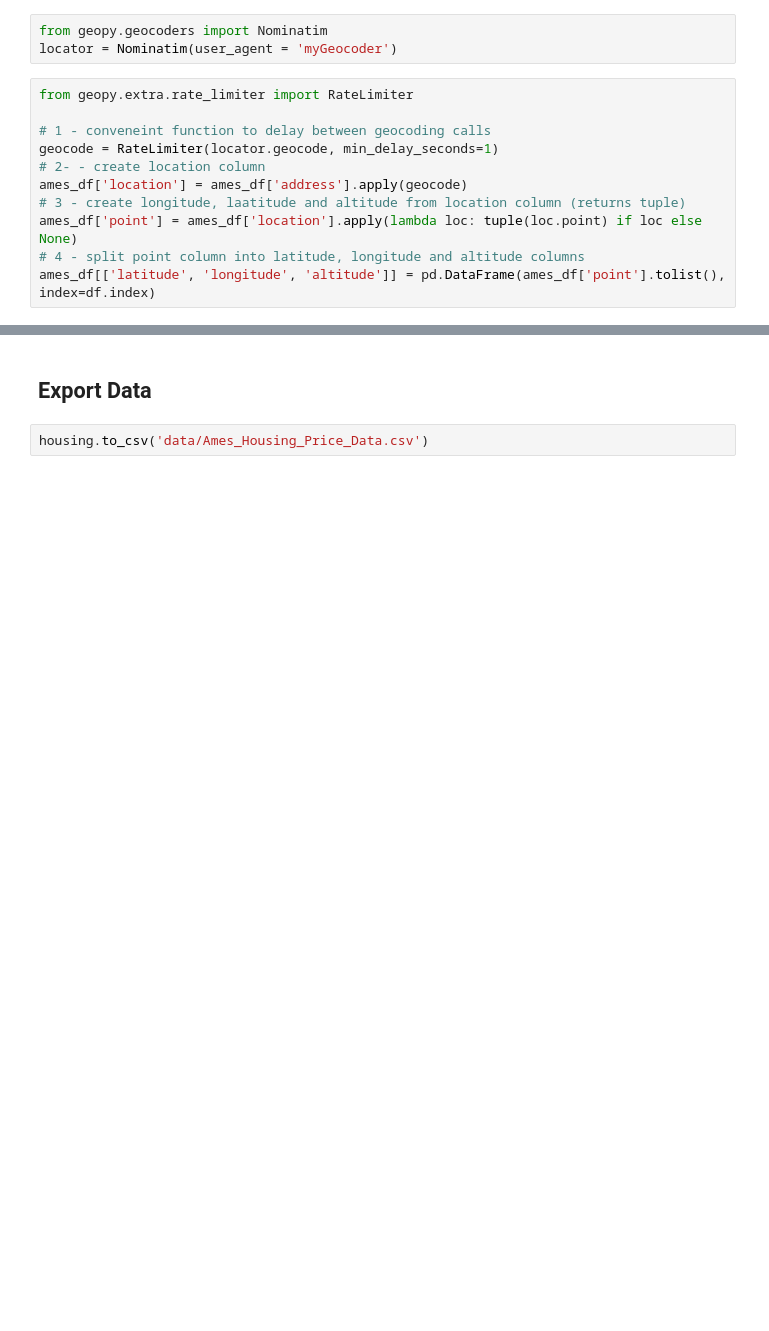
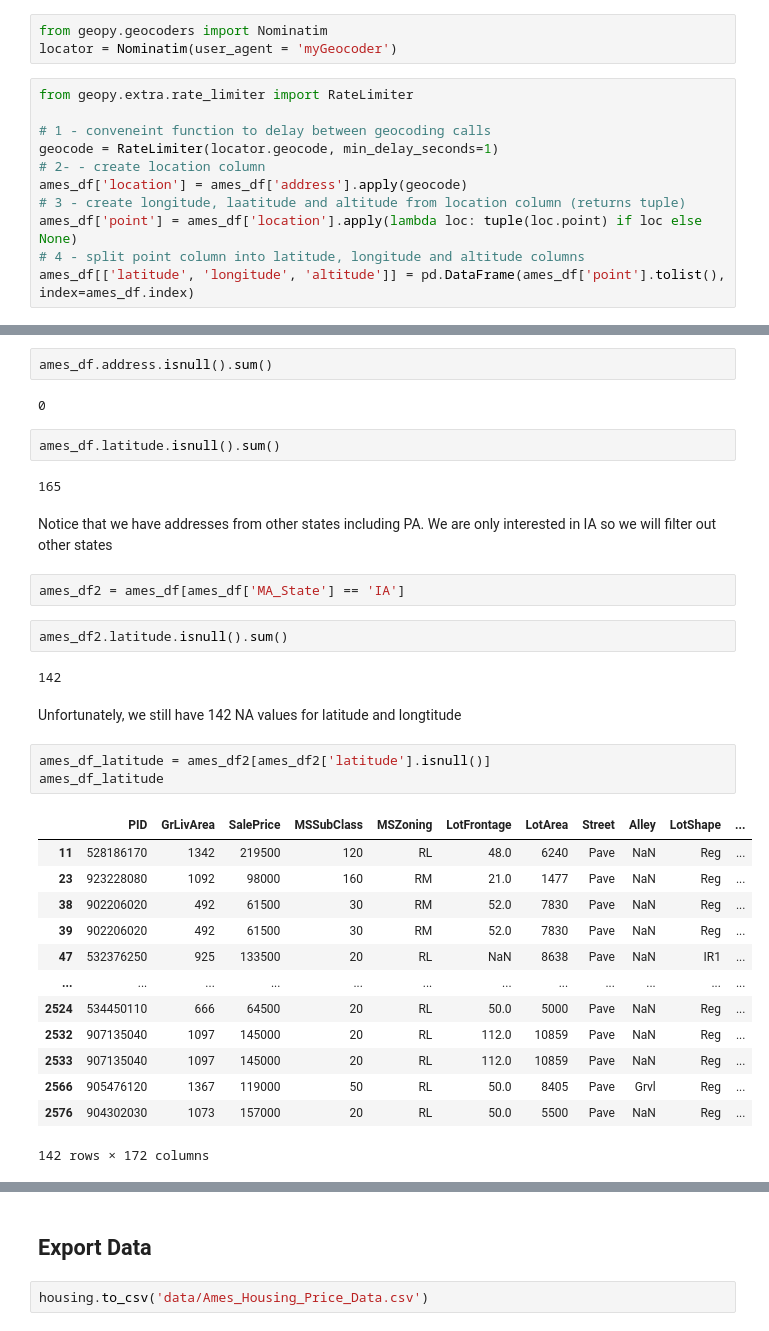
Before and after one commit to danieljinchoy/ames_housing_ml, a Jupyter notebook: Data_Preprocessing.ipynb, the cells around one changed output, grey strips where cells are left out. Cells and saved outputs as stored; diff of their text form; blank space fills up the shorter version.

Commit message:
cleaned data

```diff
--- a/Data_Preprocessing.ipynb
+++ b/Data_Preprocessing.ipynb
@@ -262,4 +265,4 @@ ames_df['location'] = ames_df['address'].apply(geocode)
 # 3 - create longitude, laatitude and altitude from location column (returns tuple)
 ames_df['point'] = ames_df['location'].apply(lambda loc: tuple(loc.point) if loc else None)
 # 4 - split point column into latitude, longitude and altitude columns
-ames_df[['latitude', 'longitude', 'altitude']] = pd.DataFrame(ames_df['point'].tolist(), index=df.index)
+ames_df[['latitude', 'longitude', 'altitude']] = pd.DataFrame(ames_df['point'].tolist(), index=ames_df.index)
@@ -269,0 +304,35 @@ from googlemaps import Client as GoogleMaps
+# %%
+ames_df.address.isnull().sum()
+# %% [output]
+0
+# %%
+ames_df.latitude.isnull().sum()
+# %% [output]
+165
+# %% [markdown]
+Notice that we have addresses from other states including PA. We are only interested in IA so we will filter out other states
+# %%
+ames_df2 = ames_df[ames_df['MA_State'] == 'IA']
+# %%
+ames_df2.latitude.isnull().sum()
+# %% [output]
+142
+# %% [markdown]
+Unfortunately, we still have 142 NA values for latitude and longtitude
+# %%
+ames_df_latitude = ames_df2[ames_df2['latitude'].isnull()]
+ames_df_latitude
+# %% [output]
+|  | PID | GrLivArea | SalePrice | MSSubClass | MSZoning | LotFrontage | LotArea | Street | Alley | LotShape | ... |
+| 11 | 528186170 | 1342 | 219500 | 120 | RL | 48.0 | 6240 | Pave | NaN | Reg | ... |
+| 23 | 923228080 | 1092 | 98000 | 160 | RM | 21.0 | 1477 | Pave | NaN | Reg | ... |
+| 38 | 902206020 | 492 | 61500 | 30 | RM | 52.0 | 7830 | Pave | NaN | Reg | ... |
+| 39 | 902206020 | 492 | 61500 | 30 | RM | 52.0 | 7830 | Pave | NaN | Reg | ... |
+| 47 | 532376250 | 925 | 133500 | 20 | RL | NaN | 8638 | Pave | NaN | IR1 | ... |
+| ... | ... | ... | ... | ... | ... | ... | ... | ... | ... | ... | ... |
+| 2524 | 534450110 | 666 | 64500 | 20 | RL | 50.0 | 5000 | Pave | NaN | Reg | ... |
+| 2532 | 907135040 | 1097 | 145000 | 20 | RL | 112.0 | 10859 | Pave | NaN | Reg | ... |
+| 2533 | 907135040 | 1097 | 145000 | 20 | RL | 112.0 | 10859 | Pave | NaN | Reg | ... |
+| 2566 | 905476120 | 1367 | 119000 | 50 | RL | 50.0 | 8405 | Pave | Grvl | Reg | ... |
+| 2576 | 904302030 | 1073 | 157000 | 20 | RL | 50.0 | 5500 | Pave | NaN | Reg | ... |
+142 rows × 172 columns
```
Also changed, not shown: parts of 31 cells of this notebook, 1 other file.
